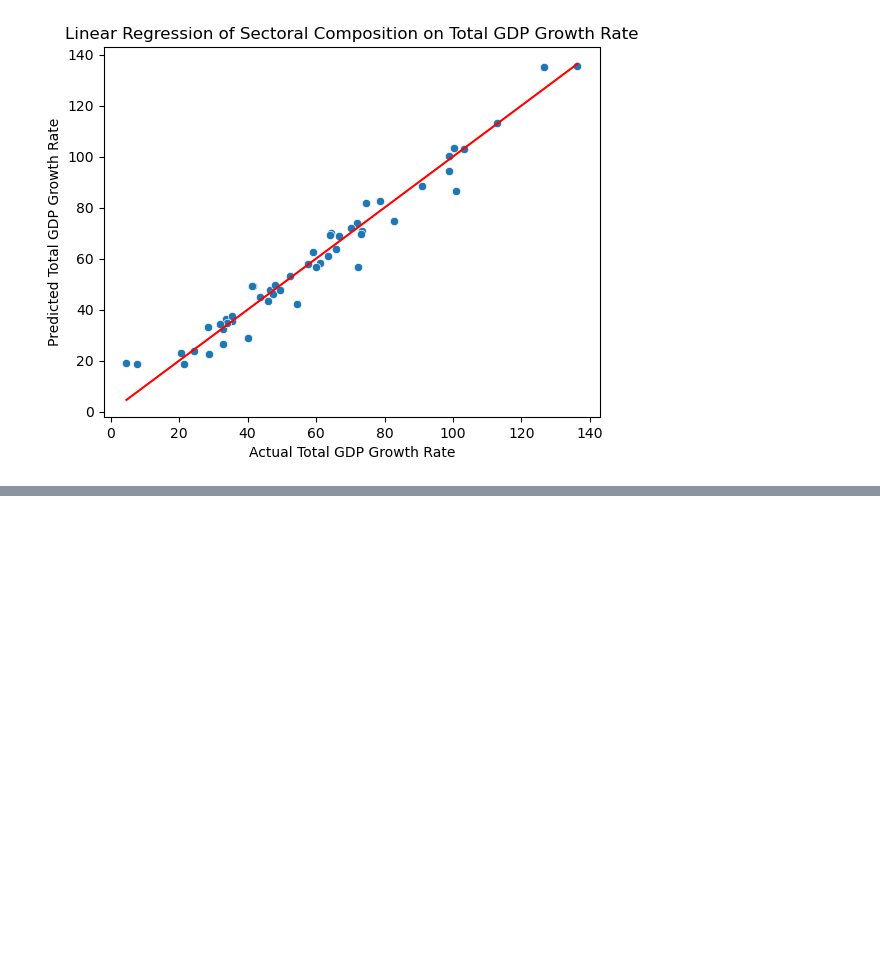
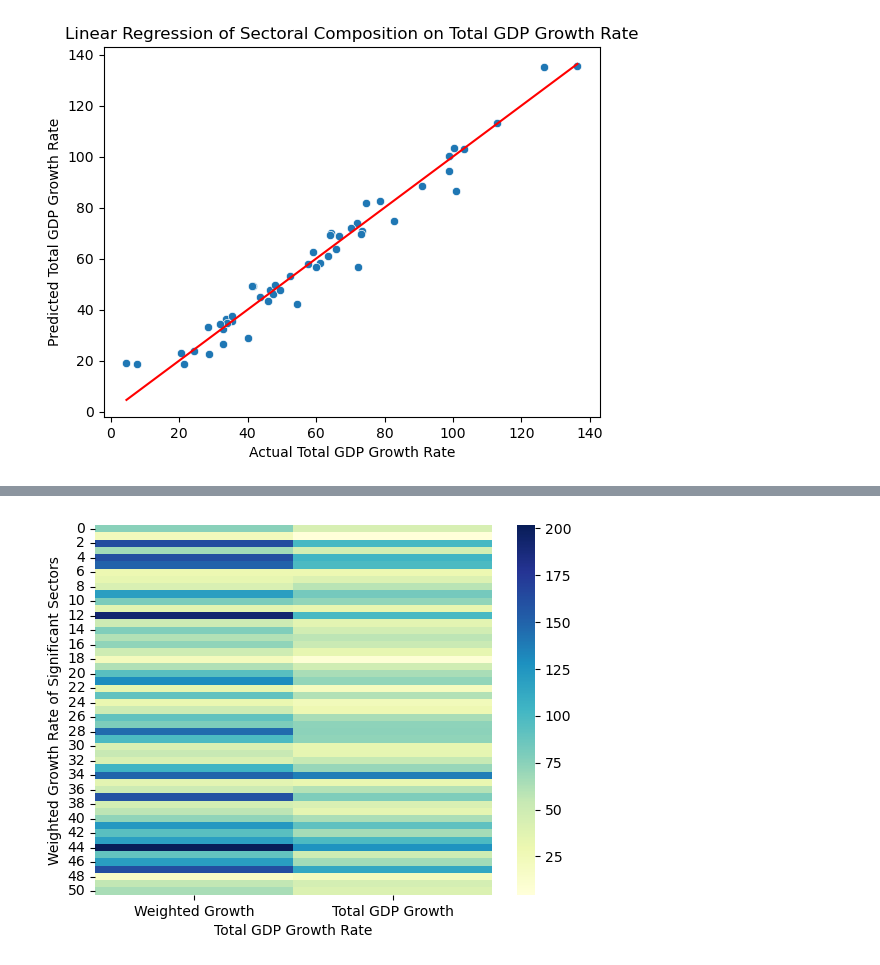
Before and after one commit to zachpinto/gdp-by-state, a Jupyter notebook: notebooks/03-ztwp-modelling.ipynb, the cells around one changed output, grey strips where cells are left out. Drawn from its saved outputs; the diff is of its cells as text; code cells hidden in the pictures; blank space fills up the shorter version.

```diff
--- a/notebooks/03-ztwp-modelling.ipynb
+++ b/notebooks/03-ztwp-modelling.ipynb
@@ -135,0 +349,20 @@ plt.show()
+# %%
+# Define the predictor variables (3 statistically significant sectors)
+X = data[["Professional, scientific, and technical services", "Manufacturing", "Retail trade"]]
+y = data["TOTAL_GDP_GROWTH"]
+
+# Calculate the weighted average growth rate of the 3 significant sectors
+weights = [1/3, 1/3, 1/3]
+weighted_growth = (X * weights).sum(axis=1)
+
+# Create a matrix with the two variables (weighted_growth and TOTAL_GDP_GROWTH)
+matrix = pd.concat([weighted_growth, y], axis=1)
+matrix.columns = ["Weighted Growth", "Total GDP Growth"]
+
+# Create a heatmap to visualize the relationship between the two variables for all states
+sns.heatmap(matrix, cmap="YlGnBu")
+plt.xlabel("Total GDP Growth Rate")
+plt.ylabel("Weighted Growth Rate of Significant Sectors")
+plt.show()
+# %% [output]
+[figure, added]
```
Also changed, not shown: parts of 19 cells of this notebook, 2 other files.
